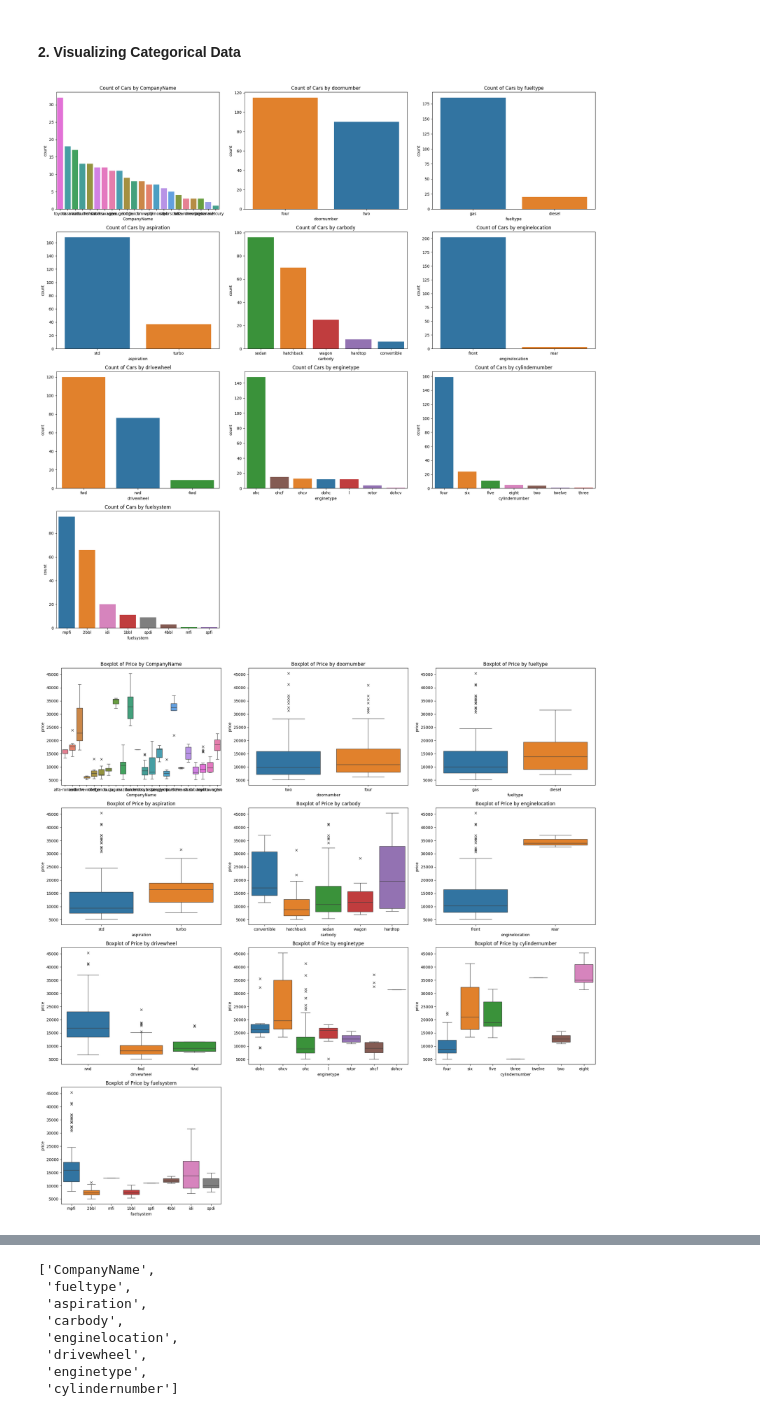
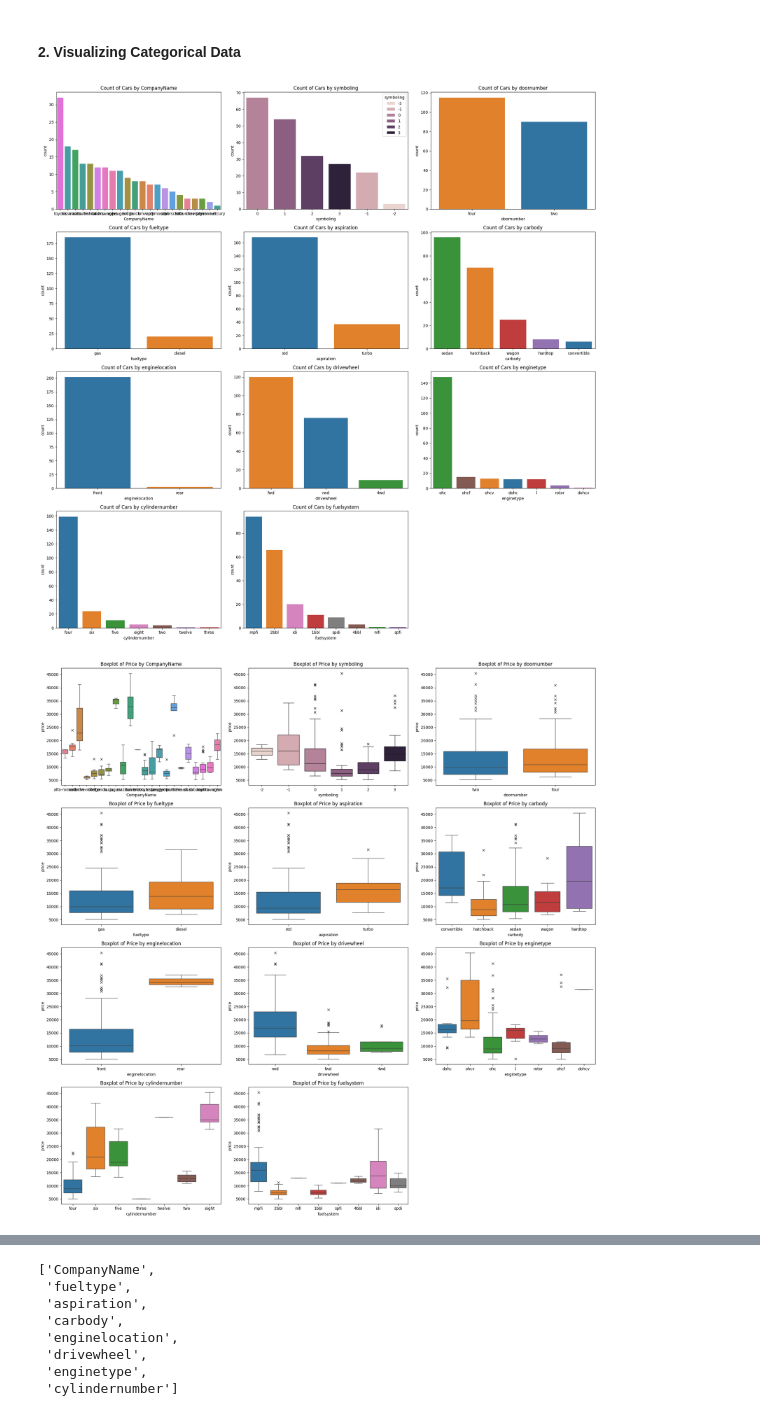
Before and after one commit to t1pen/MeXEE402_Midterms_StephenGabrielAlojado_JairusSunga, a Jupyter notebook: Linear Regression/CarPrice_Linear_Regression.ipynb, the cells around one changed output, grey strips where cells are left out. Drawn from its saved outputs; the diff is of its cells as text; code cells hidden in the pictures.

```diff
--- a/Linear Regression/CarPrice_Linear_Regression.ipynb
+++ b/Linear Regression/CarPrice_Linear_Regression.ipynb
@@ -265,23 +265,23 @@ plt.show()
 # %% [markdown]
 #### 2. Visualizing Categorical Data
 # %%
-categorical_features = ['CompanyName', 'doornumber', 'fueltype', 'aspiration',
+categorical_features = ['CompanyName', 'symboling', 'doornumber', 'fueltype', 'aspiration',
                         'carbody', 'enginelocation', 'drivewheel', 'enginetype',
                         'cylindernumber', 'fuelsystem']
 
 plt.figure(figsize=(20, 20))
 
 # Create count plots
 for i, feature in enumerate(categorical_features):
     plt.subplot(4, 3, i + 1)
     order = cars[feature].value_counts().index  # Get descending order for count plots
     sns.countplot(x=feature, hue=feature, data=cars, order=order)
     plt.title(f'Count of Cars by {feature}')
 
 plt.tight_layout()
 plt.show()
 # %% [output]
-[figure, old version]
+[figure, new version]
 # %%
 # Set up the figure for box plots
 plt.figure(figsize=(20, 20))
@@ -296,7 +296,7 @@ for i, feature in enumerate(categorical_features):
 plt.tight_layout()
 plt.show()
 # %% [output]
-[figure, old version]
+[figure, new version]
 # %%
 plt.figure(figsize=(20, 20))
 
```
Also changed, not shown: parts of 2 cells of this notebook, 2 other files.
